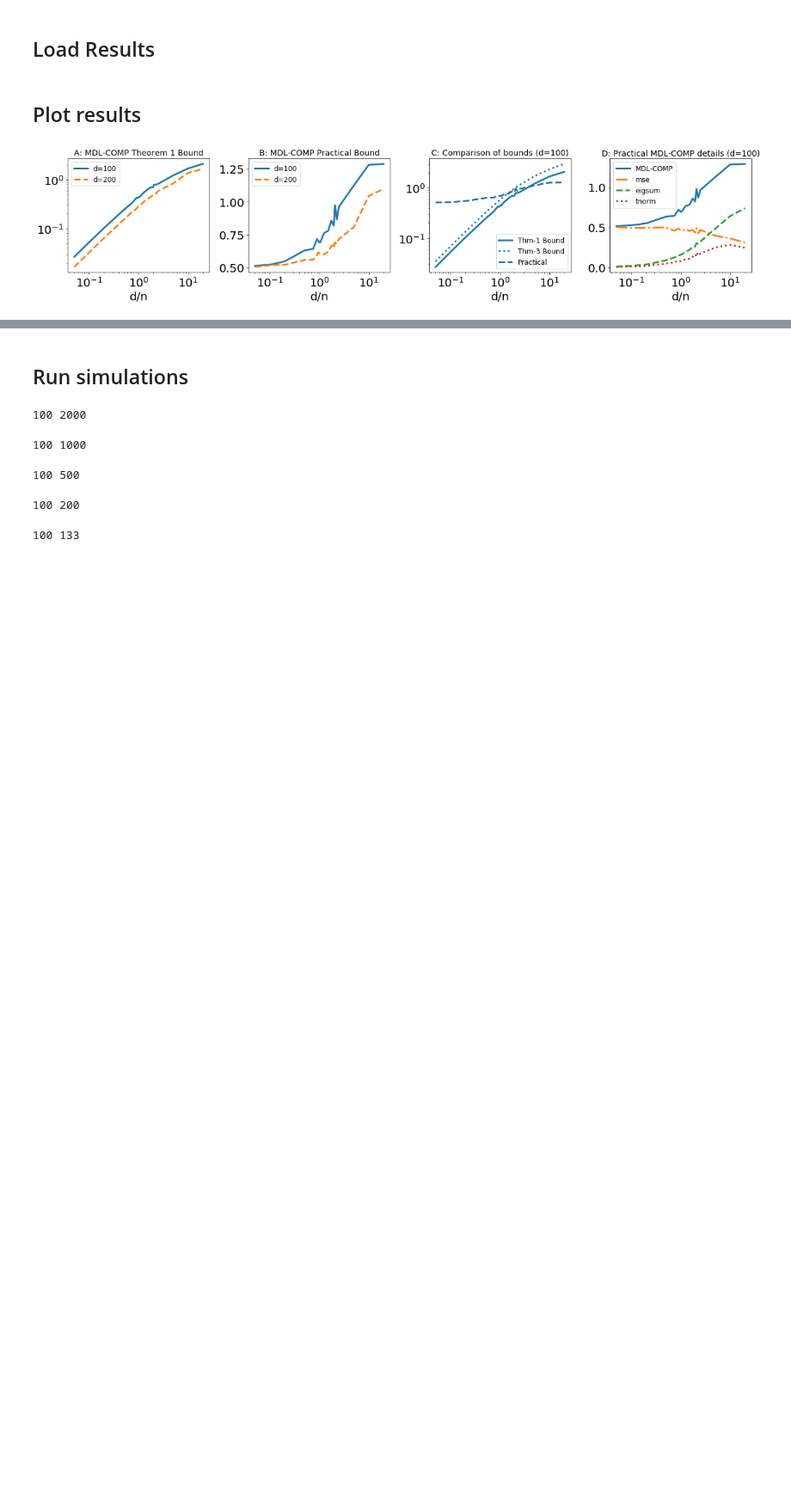
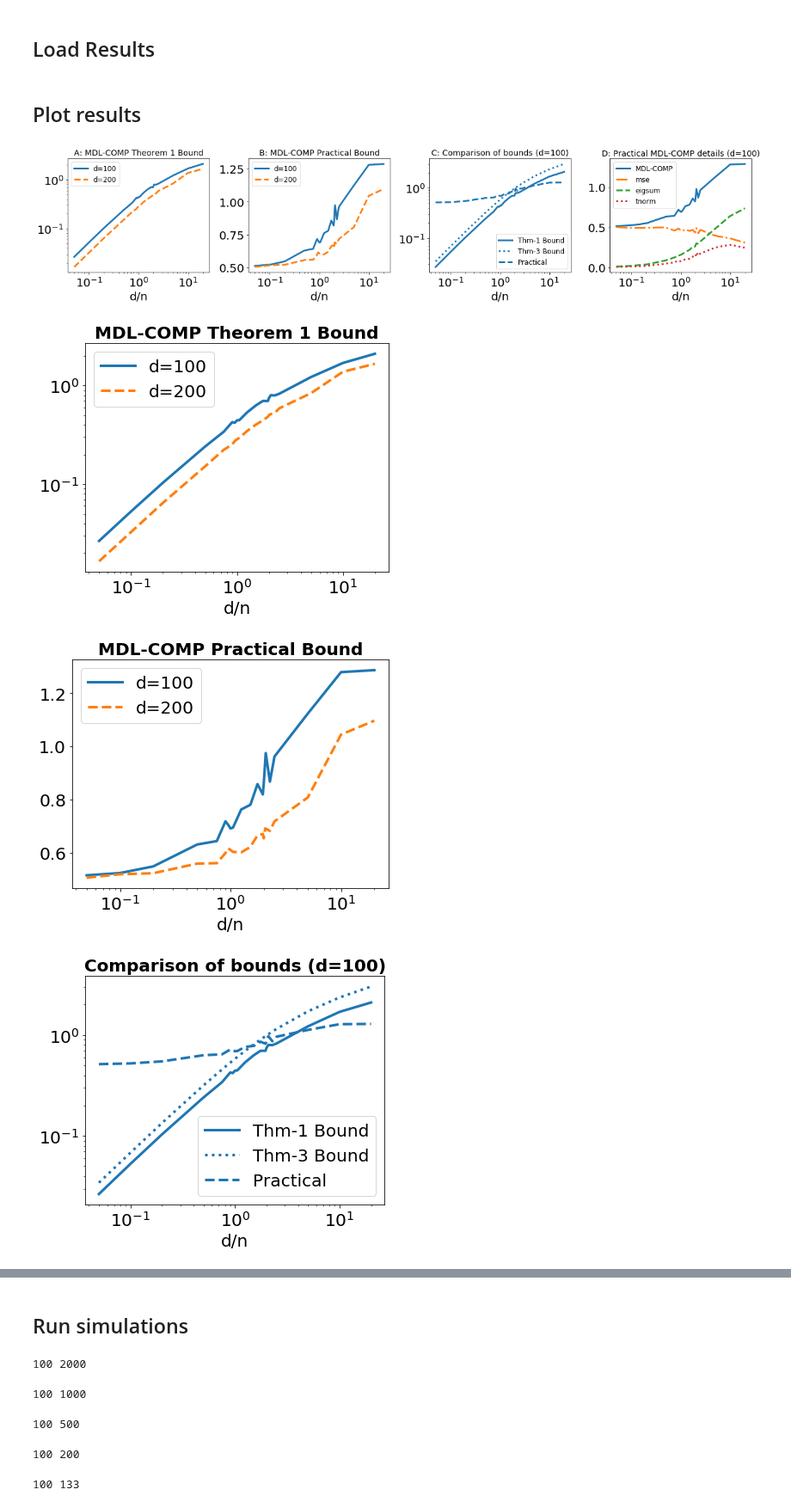
Before and after one commit to csinva/mdl-complexity, a Jupyter notebook: 06_mdl_bounds_comparison.ipynb, the cells around one changed output, grey strips where cells are left out. Shown at 86% size. Saved outputs shown, nothing was run; the diff lists cells and outputs as text; code cells hidden in the pictures; blank space fills up the shorter version.

```diff
--- a/06_mdl_bounds_comparison.ipynb
+++ b/06_mdl_bounds_comparison.ipynb
@@ -142,3 +142,77 @@ plt.savefig('mdl_comparison.pdf')
 plt.show()
 # %% [output]
 [figure]
+# %%
+# ds = results["ds"]
+# gammas = results["gammas"]
+# mdl_theory = results["mdl_theory"]
+# mdl_practice = results["mdl_practice"]
+# thm3_bnds = results["mdl_thm_3"]
+# mse = results["mse"]
+# eigsum = results["eigsum"]
+# tnorm = results["tnorm"]
+
+# plt.figure(figsize=[5, 5])
+
+mpl.rcParams['legend.fontsize'] = 20
+lss = ['-', '--', '-.', ':']
+plt.figure(figsize=[6, 5])
+for j, d in enumerate(ds):
+    ns = np.asarray(d/gammas, dtype=int)
+    plt.plot(d/ns, mdl_theory.mean(0)[j, :], color=cs[j], linestyle=lss[j],linewidth=3.,  label='d=%d'%(d))
+plt.legend()
+plt.title('MDL-COMP Theorem 1 Bound', fontweight='bold', fontsize=20)
+plt.xscale('log')
+plt.yscale('log')
+plt.xlabel('d/n')
+plt.tight_layout()
+plt.savefig('mdl_theory.pdf')
+plt.show()
+
+plt.figure(figsize=[6, 5])
+for j, d in enumerate(ds):
+    ns = np.asarray(d/gammas, dtype=int)
+    plt.plot(d/ns, mdl_practice.mean(0)[j, :], color=cs[j], linestyle=lss[j],linewidth=3.,  label='d=%d'%(d))
+plt.title('MDL-COMP Practical Bound', fontweight='bold', fontsize=20)
+plt.xscale('log')
+plt.legend()
+plt.xlabel('d/n')
+plt.tight_layout()
+plt.savefig('mdl_practical.pdf')
+plt.show()
+
+
+plt.figure(figsize=[6, 5])
+d = ds[0]
+ns = np.asarray(d/gammas, dtype=int)
+plt.plot(d/ns, mdl_theory.mean(0)[0, :], color=cs[0], linestyle='-',linewidth=3.,  label='Thm-1 Bound')
+plt.plot(d/ns, thm3_bnds[d], color=cs[0], linestyle=':',linewidth=3.,  label='Thm-3 Bound')
+plt.plot(d/ns, mdl_practice.mean(0)[0, :], color=cs[0], linestyle='--',linewidth=3.,  label='Practical')
+plt.legend()
+plt.title('Comparison of bounds (d=%d)'%d, fontweight='bold', fontsize=20)
+plt.xscale('log')
+plt.yscale('log')
+plt.xlabel('d/n')
+plt.tight_layout()
+plt.savefig('mdl_comparison_all_bounds.pdf')
+plt.show()
+
+
+
+plt.figure(figsize=[6, 5])
+plt.plot(d/ns, mdl_practice.mean(0)[0, :], color=cs[0], linestyle='-', linewidth=3.,label='MDL-COMP')
+plt.plot(d/ns, mse.mean(0)[0, :], color=cs[1], linestyle='-.', linewidth=3.,label='mse')
+plt.plot(d/ns, eigsum.mean(0)[0, :], color=cs[2], linestyle='--',linewidth=3.,  label='eigsum')
+plt.plot(d/ns, tnorm.mean(0)[0, :], color=cs[3], linestyle=':',  linewidth=3., label='tnorm')
+plt.xscale('log')
+plt.xlabel('d/n')
+plt.ylim([0., 1.75])
+plt.title('MDL-COMP Practical (d=%d)'%d, fontweight='bold', fontsize=20)
+plt.legend()
+plt.tight_layout()
+plt.savefig('mdl_practical_details.pdf')
+plt.show()
+# %% [output]
+[figure, added]
+[figure, added]
+[figure, added]
```
Also changed, not shown: parts of 1 cell of this notebook, 1 other file.
